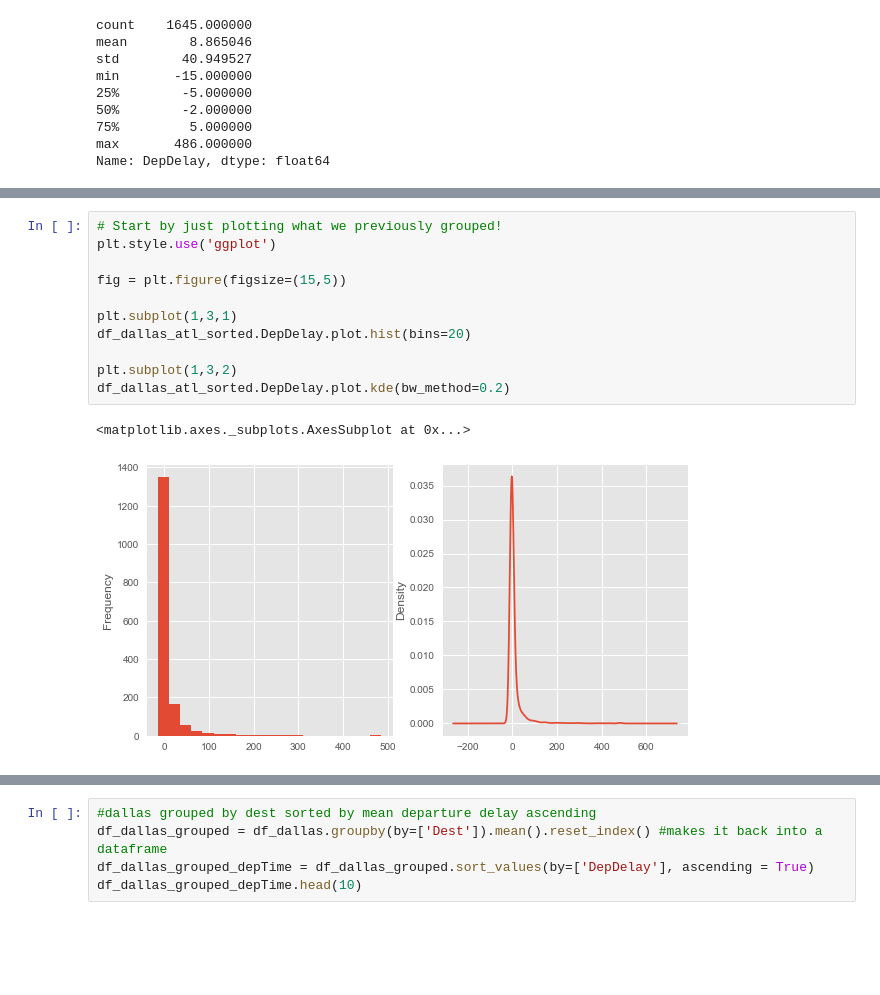
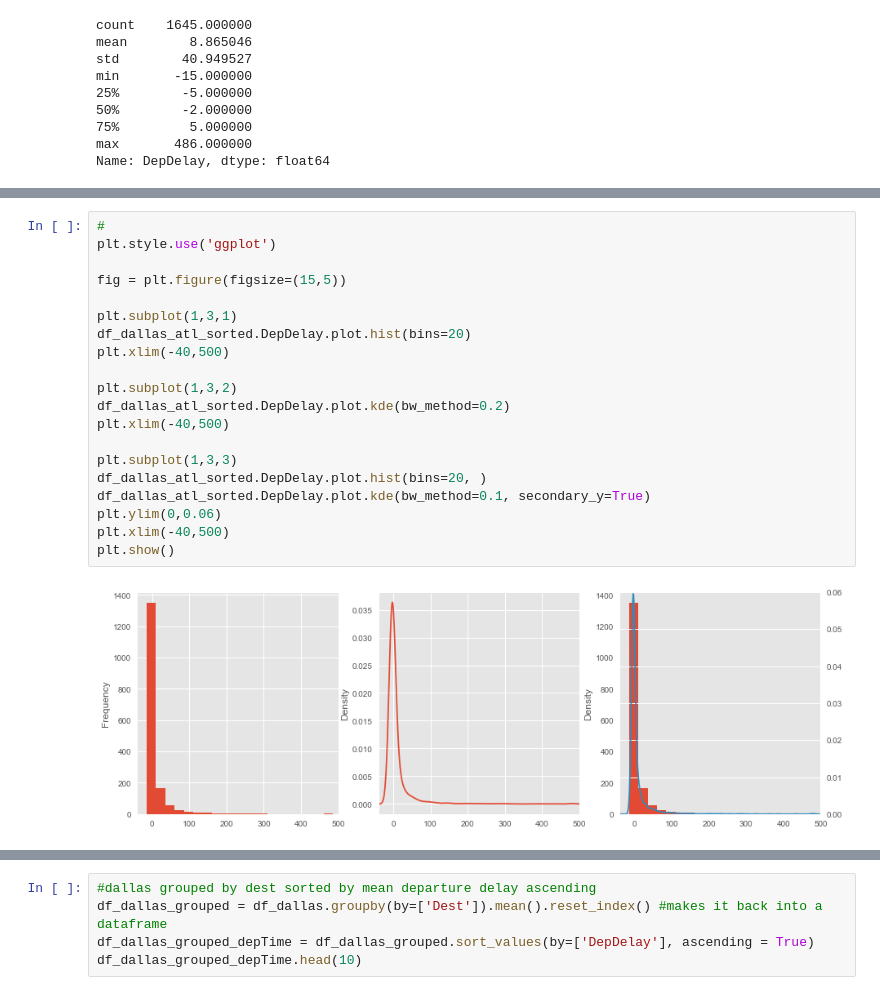
Before and after one commit to teresa201/MachineLearning, a Jupyter notebook: Lab1.ipynb, the cells around one changed output, grey strips where cells are left out. Drawn from its saved outputs; the diff is of its cells as text; blank space fills up the shorter version.

```diff
--- a/Lab1.ipynb
+++ b/Lab1.ipynb
@@ -274,14 +290,22 @@ Name: DepDelay, dtype: float64
 # %%
-# Start by just plotting what we previously grouped!
+#
 plt.style.use('ggplot')
 
 fig = plt.figure(figsize=(15,5))
 
 plt.subplot(1,3,1)
 df_dallas_atl_sorted.DepDelay.plot.hist(bins=20)
+plt.xlim(-40,500)
 
 plt.subplot(1,3,2)
 df_dallas_atl_sorted.DepDelay.plot.kde(bw_method=0.2)
+plt.xlim(-40,500)
+
+plt.subplot(1,3,3)
+df_dallas_atl_sorted.DepDelay.plot.hist(bins=20, )
+df_dallas_atl_sorted.DepDelay.plot.kde(bw_method=0.1, secondary_y=True)
+plt.ylim(0,0.06)
+plt.xlim(-40,500)
+plt.show()
 # %% [output]
-<matplotlib.axes._subplots.AxesSubplot at 0x...>
-[figure, old version]
+[figure, new version]
```
Also changed, not shown: parts of 9 cells of this notebook.
